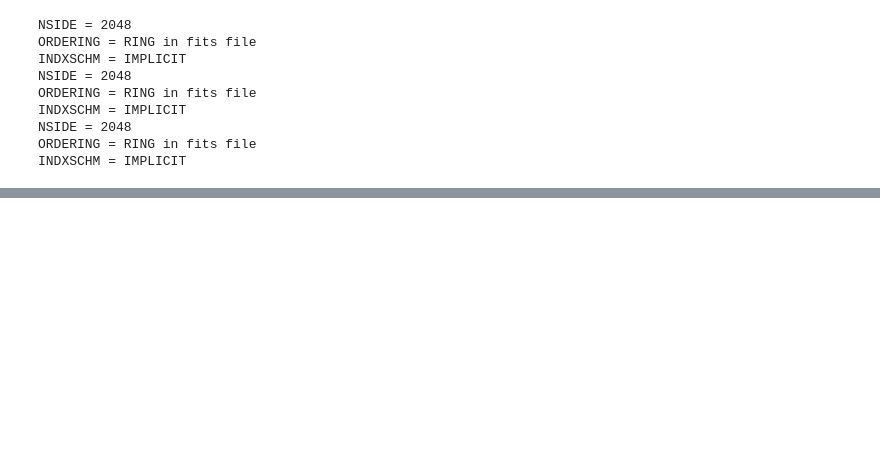
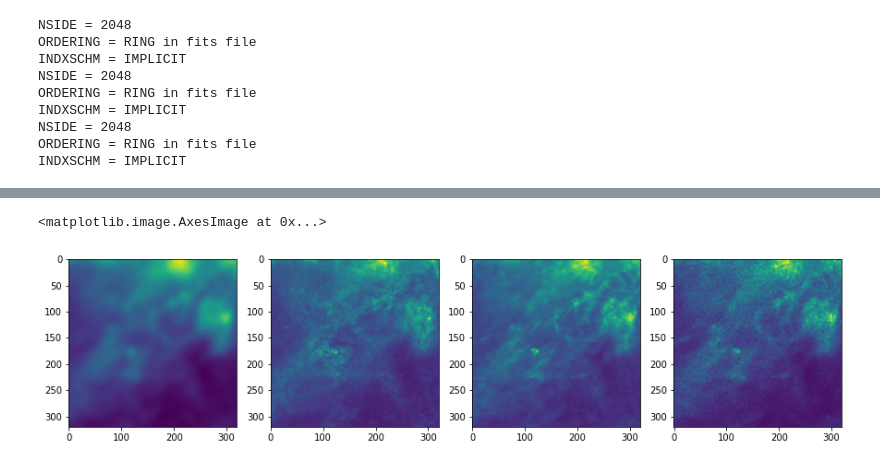
Before and after one commit to ai4cmb/ForSE, a Jupyter notebook: forse/notebooks/temp/control_patches.ipynb, the cells around one changed output, grey strips where cells are left out. Drawn from its saved outputs; the diff is of its cells as text; code cells hidden in the pictures; blank space fills up the shorter version.

```diff
--- a/forse/notebooks/temp/control_patches.ipynb
+++ b/forse/notebooks/temp/control_patches.ipynb
@@ -30,0 +72,34 @@ patch_hfi1 = h2f(hfi1, header)
+# %%
+images_oversamp = divide_image(patch_hfi1L, 32, 64)
+images_ss_oversamp = divide_image(patch_hfi_012/patch_hfi1L, 32, 64)
+images_pysm_oversamp = divide_image(patch_pysm_012/patch_pysm_1, 32, 64)
+Xos = np.array(images_oversamp[0])
+indx = images_oversamp[2]
+weights = images_oversamp[1]
+# %%
+for i in range(Xos.shape[0]):
+    Xos[i] = rescale_min_max(Xos[i])
+Xos = Xos.reshape(Xos.shape[0], 64, 64, 1)
+gen_imgs_os = dcgan.generator.predict(Xos)
+# %%
+nn_images_oversamp = np.copy(images_oversamp)
+nn_images_oversamp[0] = gen_imgs_os[:, :, :, 0]
+for i in range(len(nn_images_oversamp[0])):
+    #nn_images_oversamp[0][i] = (rescale_min_max_back(nn_images_oversamp[0][i], [res_min, res_max]))
+    nn_images_oversamp[0][i] = (rescale_min_max_back(nn_images_oversamp[0][i],
+                                    [np.min(images_pysm_oversamp[0][i]), np.max(images_pysm_oversamp[0][i])]))
+# %%
+NN_small_scale_apo = apodize_and_unify_images(nn_images_oversamp)
+# %%
+plt.figure(figsize=(15, 8))
+plt.subplot(141)
+plt.imshow(patch_hfi1L)
+plt.subplot(142)
+plt.imshow(NN_small_scale_apo*patch_hfi1L,vmin=0)
+plt.subplot(143)
+plt.imshow(patch_hfi_012, vmin=0)
+plt.subplot(144)
+plt.imshow(patch_pysm_012, vmin=0)
+# %% [output]
+<matplotlib.image.AxesImage at 0x...>
+[figure, added]
```
Also changed, not shown: parts of 39 cells of this notebook, 16 other files.
